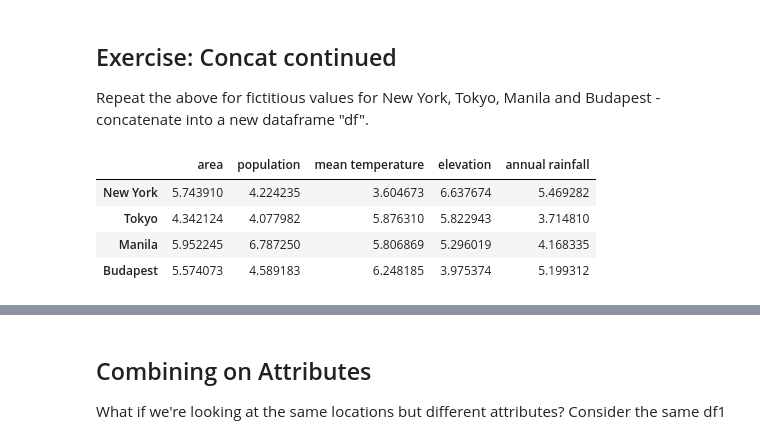
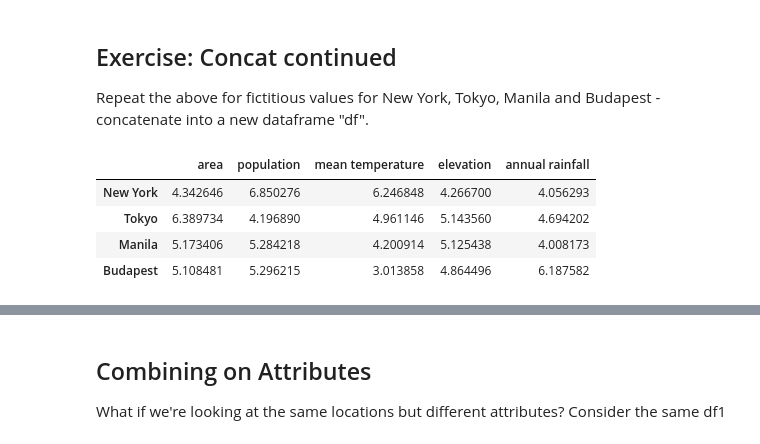
Before and after one commit to danakrasznai/QM2, a Jupyter notebook: notebooks/W06. Merging and Joining.ipynb, the cells around one changed output, grey strips where cells are left out. Cells and saved outputs as stored; diff of their text form; code cells hidden in the pictures.

```diff
--- a/notebooks/W06. Merging and Joining.ipynb
+++ b/notebooks/W06. Merging and Joining.ipynb
@@ -157,8 +157,8 @@ df4.index = ['New York', 'Tokyo', 'Manila', 'Budapest']
-# %%
-df4
-# %% [output]
-|  | area | population | mean temperature | elevation | annual rainfall |
-| New York | 5.743910 | 4.224235 | 3.604673 | 6.637674 | 5.469282 |
-| Tokyo | 4.342124 | 4.077982 | 5.876310 | 5.822943 | 3.714810 |
-| Manila | 5.952245 | 6.787250 | 5.806869 | 5.296019 | 4.168335 |
-| Budapest | 5.574073 | 4.589183 | 6.248185 | 3.975374 | 5.199312 |
+# %%
+df0
+# %% [output]
+|  | area | population | mean temperature | elevation | annual rainfall |
+| New York | 4.342646 | 6.850276 | 6.246848 | 4.266700 | 4.056293 |
+| Tokyo | 6.389734 | 4.196890 | 4.961146 | 5.143560 | 4.694202 |
+| Manila | 5.173406 | 5.284218 | 4.200914 | 5.125438 | 4.008173 |
+| Budapest | 5.108481 | 5.296215 | 3.013858 | 4.864496 | 6.187582 |
```
Also changed, not shown: parts of 29 cells of this notebook.
